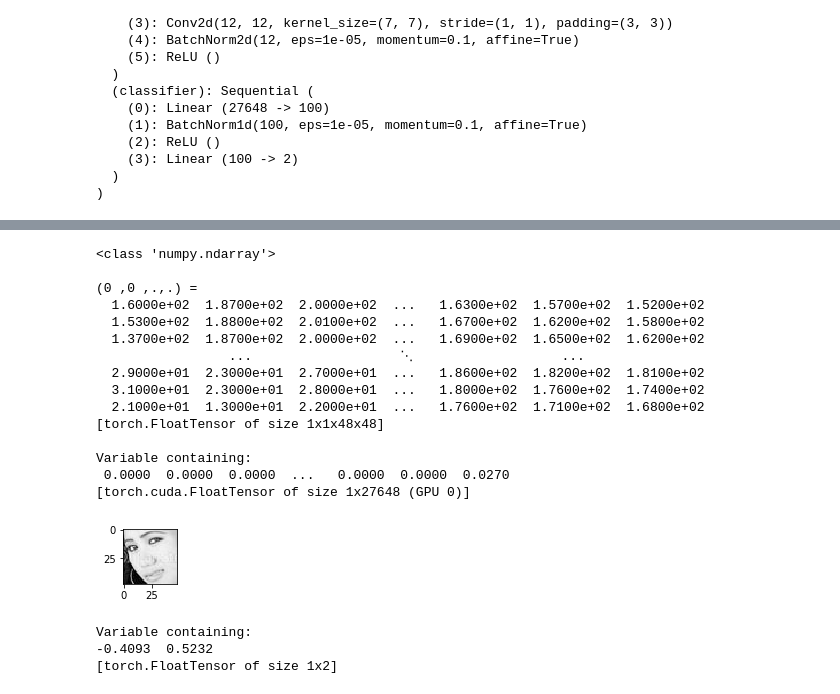
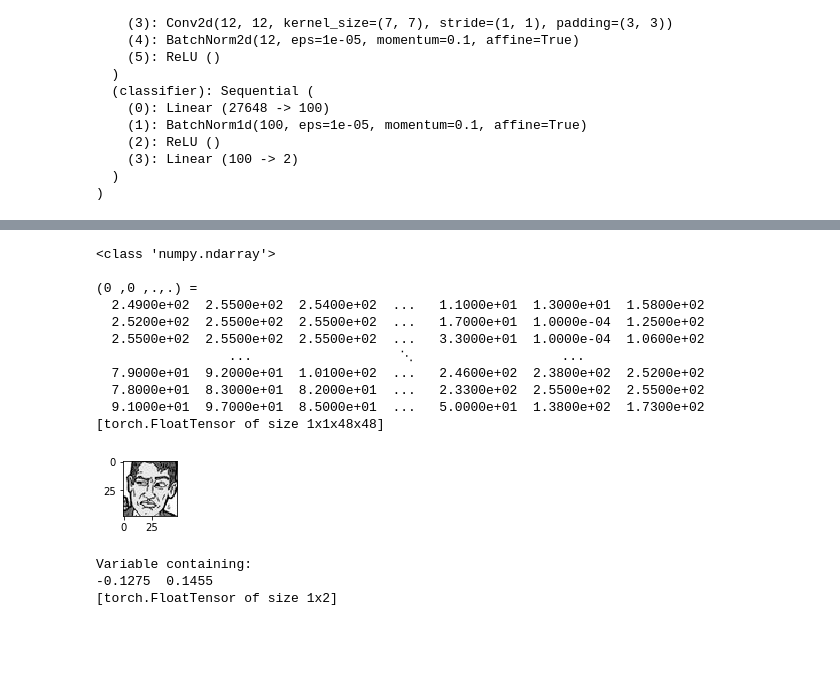
Before and after one commit to EmCity/minutehappiness-backend, a Jupyter notebook: src2/Training.ipynb, the cells around one changed output, grey strips where cells are left out. Drawn from its saved outputs; the diff is of its cells as text; code cells hidden in the pictures; blank space fills up the shorter version.

```diff
--- a/src2/Training.ipynb
+++ b/src2/Training.ipynb
@@ -125,4 +271,4 @@ Variable containing:
 # %%
-solver.train(model, train_loader, valid_loader, log_nth=100, num_epochs=3)
+solver.train(model, train_loader, valid_loader, log_nth=100, num_epochs=20)
 # %% [output]
 START TRAIN.
@@ -201,47 +412,43 @@ emoCNNnet (
 # %%
 import modelInterface
 import cv2
 from PIL import Image
+import scipy.misc
 #a = ['../youtube/video/RwKzPEF6ssw/320face.jpg','../youtube/video/RwKzPEF6ssw/620face.jpg']
 a = ['test0.jpg','test1.jpg']
 #img_array = cv2.imread(a[1],0)
-img_array = scipy.misc.imread(a[1])
+img_array = scipy.misc.imread(a[0])
 #img_array = list(img_array.getdata())
 #img_array = np.array(img_array)
 img_array = img_array.reshape((48,48))
 im = img_array.astype(np.float64)+0.0001
 print(type(im))
 #for i in im:
 #    print(i)
 TT = torch.from_numpy(im).unsqueeze(0).unsqueeze(0).float()
-print(TT)
 model_res = model(Variable(TT,requires_grad=False).cuda(0)).cpu()
 plt.figure(figsize = (10,1))
 plt.imshow(img_array, cmap="Greys_r")
 plt.show()
 #modelInterface.processImagesBatch(a,model = model)
 # %% [output]
 <class 'numpy.ndarray'>
 
 (0 ,0 ,.,.) =
-  1.6000e+02  1.8700e+02  2.0000e+02  ...   1.6300e+02  1.5700e+02  1.5200e+02
-  1.5300e+02  1.8800e+02  2.0100e+02  ...   1.6700e+02  1.6200e+02  1.5800e+02
-  1.3700e+02  1.8700e+02  2.0000e+02  ...   1.6900e+02  1.6500e+02  1.6200e+02
+  2.4900e+02  2.5500e+02  2.5400e+02  ...   1.1000e+01  1.3000e+01  1.5800e+02
+  2.5200e+02  2.5500e+02  2.5500e+02  ...   1.7000e+01  1.0000e-04  1.2500e+02
+  2.5500e+02  2.5500e+02  2.5500e+02  ...   3.3000e+01  1.0000e-04  1.0600e+02
                  ...                   ⋱                   ...
-  2.9000e+01  2.3000e+01  2.7000e+01  ...   1.8600e+02  1.8200e+02  1.8100e+02
-  3.1000e+01  2.3000e+01  2.8000e+01  ...   1.8000e+02  1.7600e+02  1.7400e+02
-  2.1000e+01  1.3000e+01  2.2000e+01  ...   1.7600e+02  1.7100e+02  1.6800e+02
+  7.9000e+01  9.2000e+01  1.0100e+02  ...   2.4600e+02  2.3800e+02  2.5200e+02
+  7.8000e+01  8.3000e+01  8.2000e+01  ...   2.3300e+02  2.5500e+02  2.5500e+02
+  9.1000e+01  9.7000e+01  8.5000e+01  ...   5.0000e+01  1.3800e+02  1.7300e+02
 [torch.FloatTensor of size 1x1x48x48]
-
-Variable containing:
- 0.0000  0.0000  0.0000  ...   0.0000  0.0000  0.0270
-[torch.cuda.FloatTensor of size 1x27648 (GPU 0)]
-[figure, old version]
+[figure, new version]
 # %%
 TT
 model_res
 #SE
 # %% [output]
 Variable containing:
--0.4093  0.5232
+-0.1275  0.1455
 [torch.FloatTensor of size 1x2]
```
Also changed, not shown: parts of 10 cells of this notebook, 14 other files.
